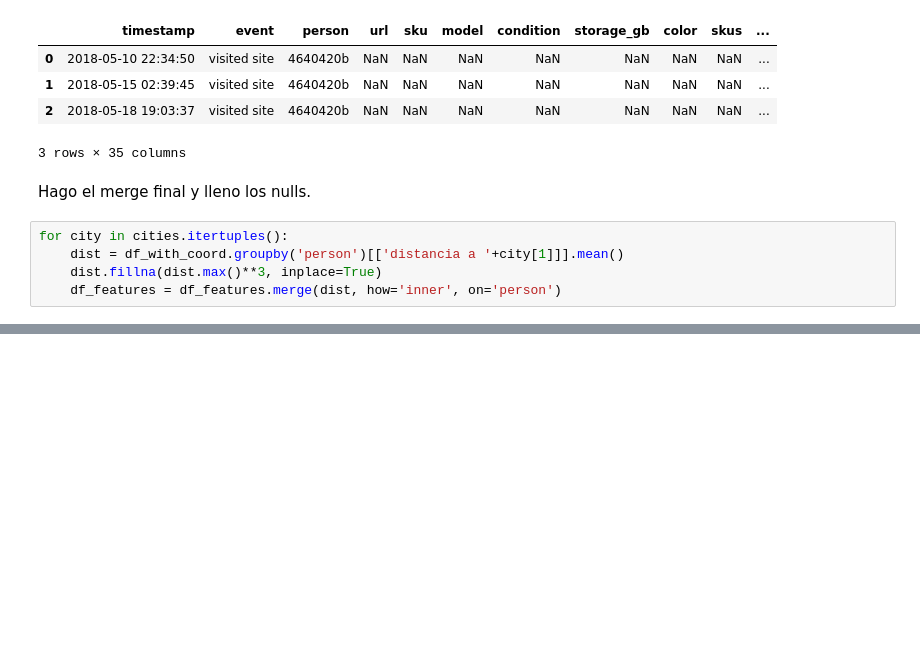
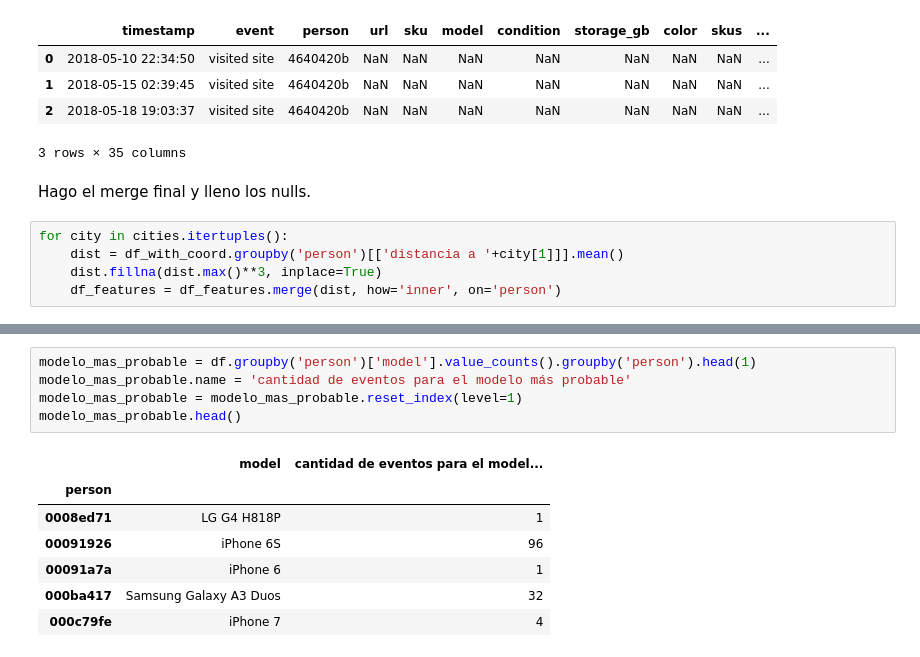
Before and after one commit to seblaz/7506-datos-tp2, a Jupyter notebook: Features/Features Seba.ipynb, the cells around one changed output, grey strips where cells are left out. Drawn from its saved outputs; the diff is of its cells as text; blank space fills up the shorter version.

```diff
--- a/Features/Features Seba.ipynb
+++ b/Features/Features Seba.ipynb
@@ -632,0 +639,13 @@ for city in cities.itertuples():
+# %%
+modelo_mas_probable = df.groupby('person')['model'].value_counts().groupby('person').head(1)
+modelo_mas_probable.name = 'cantidad de eventos para el modelo más probable'
+modelo_mas_probable = modelo_mas_probable.reset_index(level=1)
+modelo_mas_probable.head()
+# %% [output]
+|  | model | cantidad de eventos para el model... |
+| person |  |  |
+| 0008ed71 | LG G4 H818P | 1 |
+| 00091926 | iPhone 6S | 96 |
+| 00091a7a | iPhone 6 | 1 |
+| 000ba417 | Samsung Galaxy A3 Duos | 32 |
+| 000c79fe | iPhone 7 | 4 |
```
Also changed, not shown: parts of 14 cells of this notebook.
